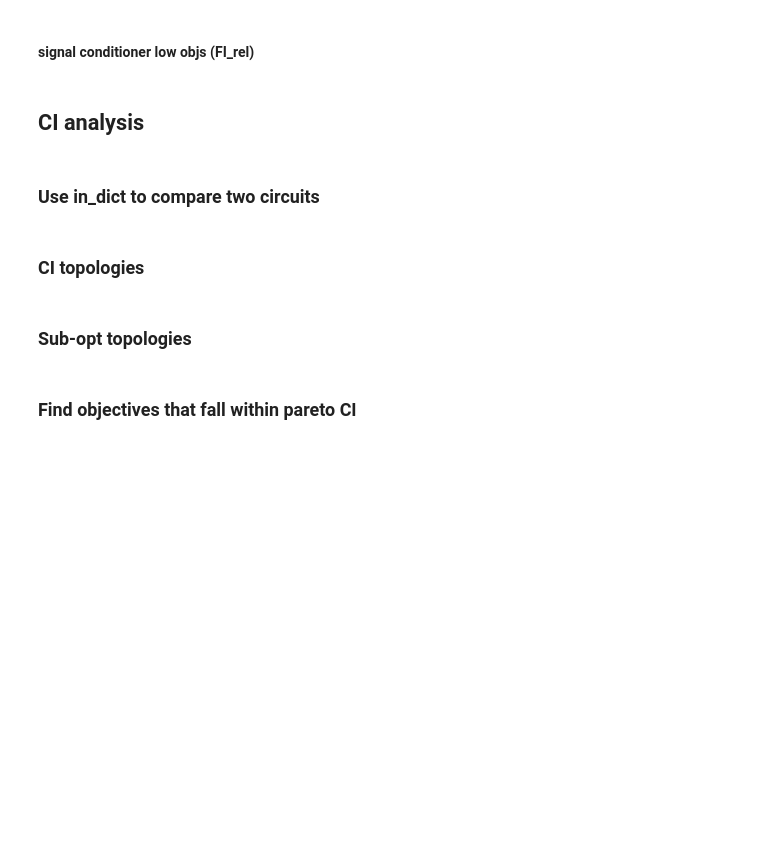
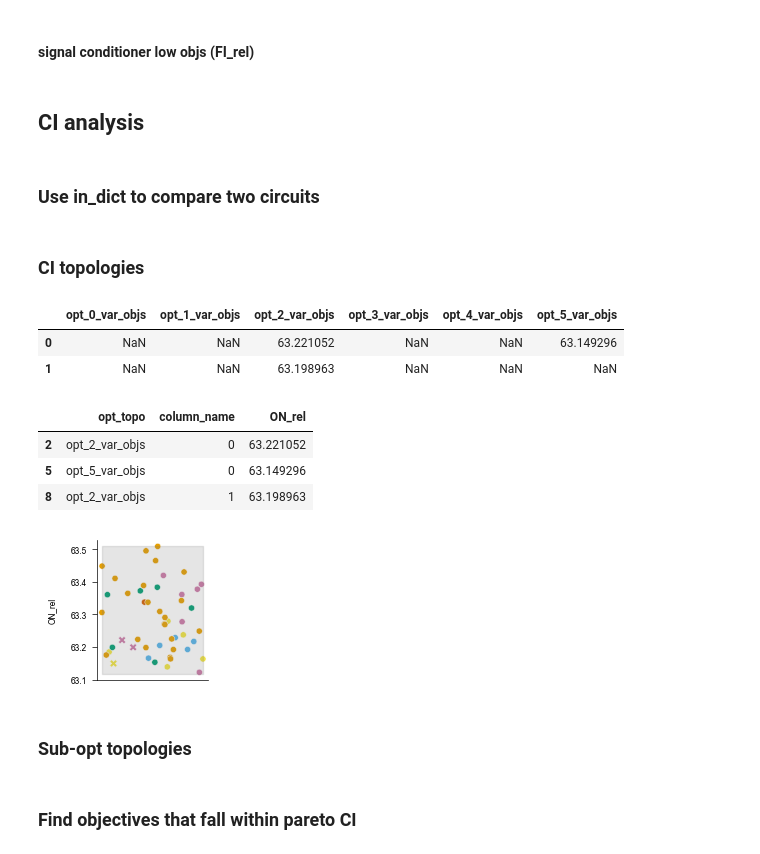
Before and after one commit to Mangan-Group/GraphGA, a Jupyter notebook: pulse_prediction_vs_exp.ipynb, the cells around one changed output. Drawn from its saved outputs; the diff is of its cells as text; code cells hidden in the pictures; blank space fills up the shorter version.

```diff
--- a/pulse_prediction_vs_exp.ipynb
+++ b/pulse_prediction_vs_exp.ipynb
@@ -1213,9 +1215,9 @@ def generalize_in_dict(in_dict):
 ### CI topologies
 # %%
 path = "/Users/kdreyer/Library/CloudStorage/OneDrive-NorthwesternUniversity/KatieD_LL/GCAD_Collab/Selected_GA_results_paper/Amplifier_pop/Original_hyperparams_vary_dose/Amplifier_pop_vary_dose_original_hp_seed_0/"
-CI_fname = "2024-08-23_results_analysis_full_CI/selected_results_ON_rel_full_CI.pkl"
-unique_objs_fname = ""
-amp_CI = pd.read_pickle(path+CI_fname)
+Z_sampling_path = "2024-08-23_results_analysis_full_CI/"
+CI_fname = "selected_results_ON_rel_full_CI.pkl"
+amp_CI = pd.read_pickle(path+Z_sampling_path+CI_fname)
 
 objs0 = []
 in_dict0 = {'Z6': {'P': [], 'Z': ['Z6', 'Z2'], 'I': []},
@@ -1341,6 +1343,8 @@ for index, row in amp_CI.iterrows():
 opt_circuits_df = pd.DataFrame(dict([(k, pd.Series(v)) for k, v in opt_circuits.items()]))
 opt_variants_df = pd.DataFrame(dict([(k, pd.Series(v)) for k, v in opt_variants.items()]))
 # opt_circuits_df_nonan = opt_circuits_df.fillna(value="", inplace=False)
+# opt_circuits_df.to_csv(path+Z_sampling_path+"labeled_CI_circuits.csv")
+# opt_variants_df.to_csv(path+Z_sampling_path+"labeled_CI_circuit_variants.csv")
 opt_objs = opt_circuits_df.drop(list(
     opt_circuits_df.filter(regex="topology")
     ), axis=1)
@@ -1355,7 +1359,7 @@ opt_variant_objs = opt_variants_df.drop(list(
 opt_variant_objs = opt_variant_objs.drop(list(
     opt_variants_df.filter(regex="doses")
     ), axis=1)
-
+display(opt_variant_objs)
 # opt_circuits_df.to_pickle(path+"topologies_in_CI.pkl")
 # opt_circuits_df.to_csv(path+"topologies_in_CI.csv")
 # opt_variants_df.to_pickle(path+"topology_variants_in_CI.pkl")
@@ -1374,38 +1378,47 @@ opt_objs_plot = pd.melt(frame=opt_objs_T,
 opt_objs_plot.dropna(inplace=True)
 
 opt_variant_objs_plot = pd.melt(frame=opt_variant_objs_T,
                         id_vars="opt_topo",
                         var_name="column_name",
                         value_name="ON_rel")
 opt_variant_objs_plot.dropna(inplace=True)
 
 x_vals = [0]*len(opt_objs_plot)
-print(len(x_vals))
+# print(len(x_vals))
 np.random.seed(0)
 jittered_x = x_vals + np.random.rand(
     len(x_vals))
 opt_objs_plot["jittered_x"] = jittered_x
-# display(opt_objs_plot)
+display(opt_variant_objs_plot)
 
 x_vals_var = [0]*len(opt_variant_objs_plot)
 jittered_x_var = x_vals_var + np.random.rand(
     len(x_vals_var))
 opt_variant_objs_plot["jittered_x"] = jittered_x_var
 # fig, ax = plt.subplots(1, 1, figsize=(3, 3))
 # sns.scatterplot(data= opt_variant_objs_plot, x="jittered_x", y="ON_rel", ax=ax, hue="opt_topo", palette=colors)
 
 fig, ax = plt.subplots(1, 1, figsize=(1.9, 1.75))
 sns.scatterplot(data= opt_objs_plot, x="jittered_x", y="ON_rel", ax=ax, hue="opt_topo", palette=colors, s=20, legend=False)
 sns.scatterplot(data= opt_variant_objs_plot, x="jittered_x", y="ON_rel", ax=ax, hue="opt_topo", palette=[colors[2], colors[5]], marker= "X", s=30, legend=False)
 lower_bound = [63.11786016]*len(opt_objs_plot)
 upper_bound = [63.50911412131601]*len(opt_objs_plot)
 jittered_x.sort()
-ax.fill_between(jittered_x, lower_bound, upper_bound, alpha=0.3, color="grey", zorder=3)
+ax.fill_between(jittered_x, lower_bound, upper_bound, alpha=0.2, color="grey", zorder=3)
 ax.set_xticks([])
 ax.set_yticks([63.1, 63.2, 63.3, 63.4, 63.5])
 ax.set_xlabel("")
-# plt.show()
-plt.savefig(path+"topologies_in_CI.svg")
+plt.show()
+# plt.savefig(path+"topologies_in_CI.svg")
+# %% [output]
+|  | opt_0_var_objs | opt_1_var_objs | opt_2_var_objs | opt_3_var_objs | opt_4_var_objs | opt_5_var_objs |
+| 0 | NaN | NaN | 63.221052 | NaN | NaN | 63.149296 |
+| 1 | NaN | NaN | 63.198963 | NaN | NaN | NaN |
+|  | opt_topo | column_name | ON_rel |
+| 2 | opt_2_var_objs | 0 | 63.221052 |
+| 5 | opt_5_var_objs | 0 | 63.149296 |
+| 8 | opt_2_var_objs | 1 | 63.198963 |
+[figure, added]
 # %% [markdown]
 ### Sub-opt topologies
 # %%
```
Also changed, not shown: parts of 3 cells of this notebook, 4 other files.
